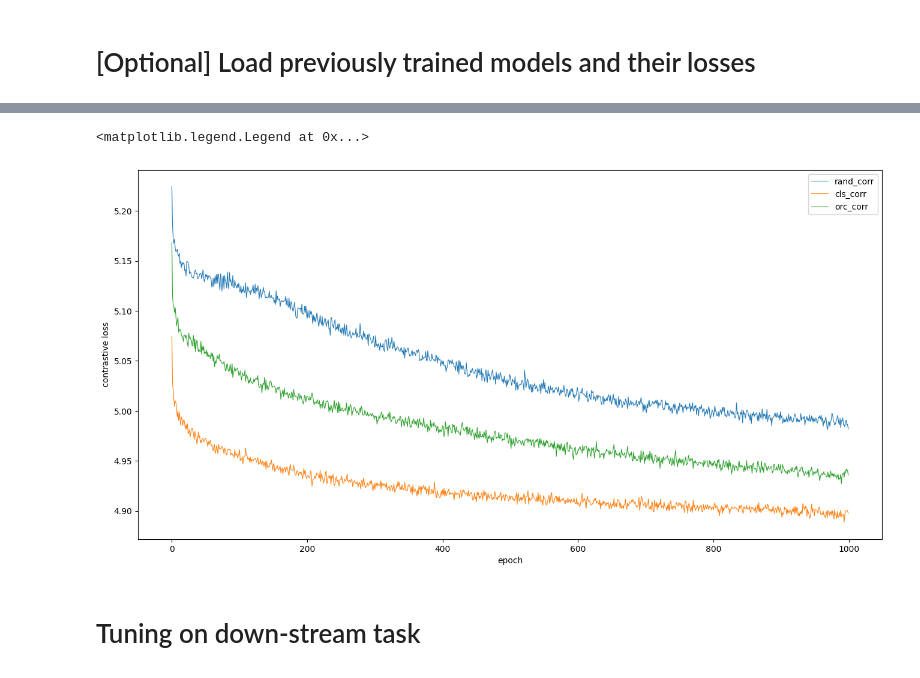
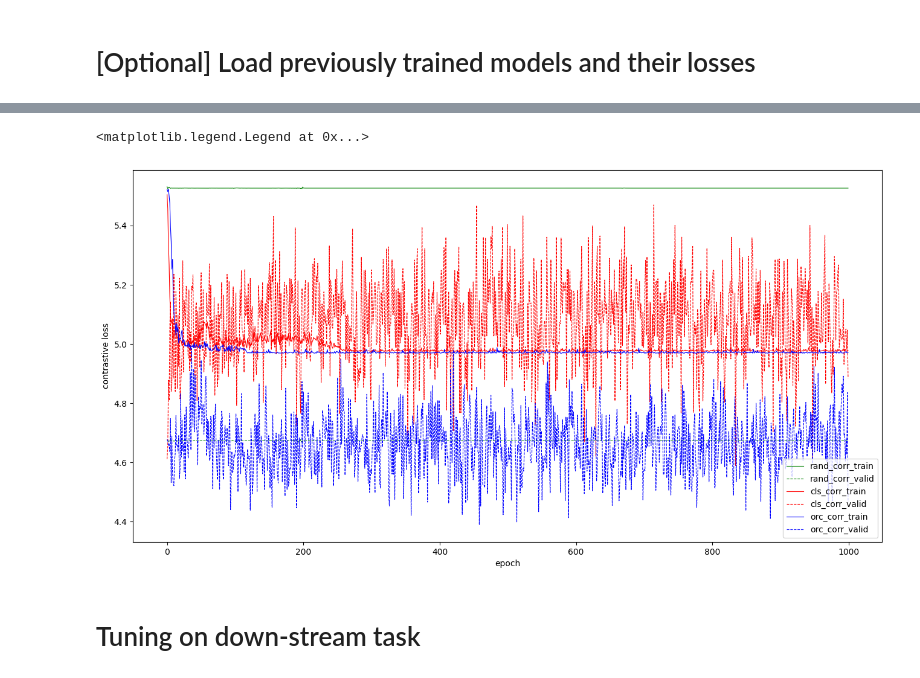
Before and after one commit to willtop/Tabular-Class-Conditioned-SSL, a Jupyter notebook: main.ipynb, the cells around one changed output, grey strips where cells are left out. Cells and saved outputs as stored; diff of their text form; code cells hidden in the pictures.

Commit message:
add in early stopping with validation (not helpful) & getting better results

```diff
--- a/main.ipynb
+++ b/main.ipynb
@@ -71,7 +83,7 @@ tmp_data, test_data, tmp_target, test_target = train_test_split(
 train_data, valid_data, train_target, valid_target = train_test_split(
     tmp_data,
     tmp_target,
-    test_size=1/7,
+    test_size=1/8,
     stratify=tmp_target,
     random_state=seed
 )
@@ -126,10 +138,18 @@ One-hot encoded train targets with shape:  (6769,) and max value:  4 (5 classes)
 # %%
 fraction_withLabel = 0.25
+
 n_train_samples_labeled = int(len(train_data)*fraction_withLabel)
 # shouldn't index using this variable as it shuffles the ordering
 idxes_tmp = np.random.permutation(len(train_data))[:n_train_samples_labeled]
 mask_train_labeled = np.zeros(len(train_data), dtype=bool)
 mask_train_labeled[idxes_tmp] = True
 
+n_valid_samples_labeled = int(len(valid_data)*fraction_withLabel)
+# shouldn't index using this variable as it shuffles the ordering
+idxes_tmp = np.random.permutation(len(valid_data))[:n_valid_samples_labeled]
+mask_valid_labeled = np.zeros(len(valid_data), dtype=bool)
+mask_valid_labeled[idxes_tmp] = True
+
 print(f"Under semi-supervised learning, assume {n_train_samples_labeled}/{len(train_data)} training samples are labeled.")
+print(f"Under semi-supervised learning, assume {n_valid_samples_labeled}/{len(valid_data)} validation samples are labeled.")
 # %% [output]
@@ -167,5 +198,5 @@ for key in ['orig_input', 'rand_corr', 'cls_corr', 'orc_corr']:
         model_device=device
     ).to(device)
     optimizers[key] = Adam(models[key].parameters(), lr=0.001)
-    loss_histories[key] = []
+    loss_histories[key] = {'train': [], 'valid': []}
 # %% [output]
@@ -176,19 +207,19 @@ Created a model with input dimension: 32, embedding dimension 256, and output di
 # %% [markdown]
 # Training
 # %%
-epochs = 1_000
-
-for epoch in tqdm(range(1, epochs + 1)):
-    for key in ['rand_corr', 'cls_corr', 'orc_corr']:
-        epoch_loss = train_contrastive_loss_epoch(models[key], train_data_samplers[key], optimizers[key], one_hot_encoder, device)
-        loss_histories[key].append(epoch_loss)
+for key in ['rand_corr', 'cls_corr', 'orc_corr']:
+    print(f"Contrastive learning for {key} sampling....")
+    train_losses, valid_losses = train_contrastive_loss(models[key], data_samplers[key], optimizers[key], one_hot_encoder, device, min_epochs=100, early_stopping=False)
+    loss_histories[key]['train'] = train_losses
+    loss_histories[key]['valid'] = valid_losses
 
 # save the models and losses
 for key in ['rand_corr', 'cls_corr', 'orc_corr']:
     model_filename = f'trained_models/{dataset_name}_{key}.pt'
     torch.save(models[key].state_dict(), model_filename)
     print(f"Model saved at {model_filename}!")
-    loss_filename = f"trained_models/{dataset_name}_{key}_contrastive_losses.npy"
-    np.save(loss_filename, loss_histories[key])
-    print(f"Model losses saved at {loss_filename}!")
+    for split in ['train', 'valid']:
+        loss_filename = f"trained_models/{dataset_name}_{key}_contrastive_losses_{split}.npy"
+        np.save(loss_filename, loss_histories[key][split])
+        print(f"Model losses saved at {loss_filename}!")
 # %% [output]
@@ -218,13 +248,14 @@ Model losses loaded from trained_models/cylinder-bands_orc_corr_contrastive_loss
 # %%
 fig, ax = plt.subplots(figsize=(16, 8))
 for key in ['rand_corr', 'cls_corr', 'orc_corr']:
-    ax.plot(loss_histories[key], label=key, linewidth=0.8)
+    ax.plot(loss_histories[key]['train'], label=f'{key}_train', linewidth=0.8, color=plot_colors[key])
+    ax.plot(loss_histories[key]['valid'], label=f'{key}_valid', linewidth=0.8, linestyle=':', color=plot_colors[key])
 ax.set_xlabel("epoch")
 ax.set_ylabel("contrastive loss")
 ax.legend()
 # %% [output]
 <matplotlib.legend.Legend at 0x...>
-[figure, old version]
+[figure, new version]
 # %% [markdown]
 # Tuning on down-stream task
 # %%
```
Also changed, not shown: parts of 14 cells of this notebook, 12 other files.
